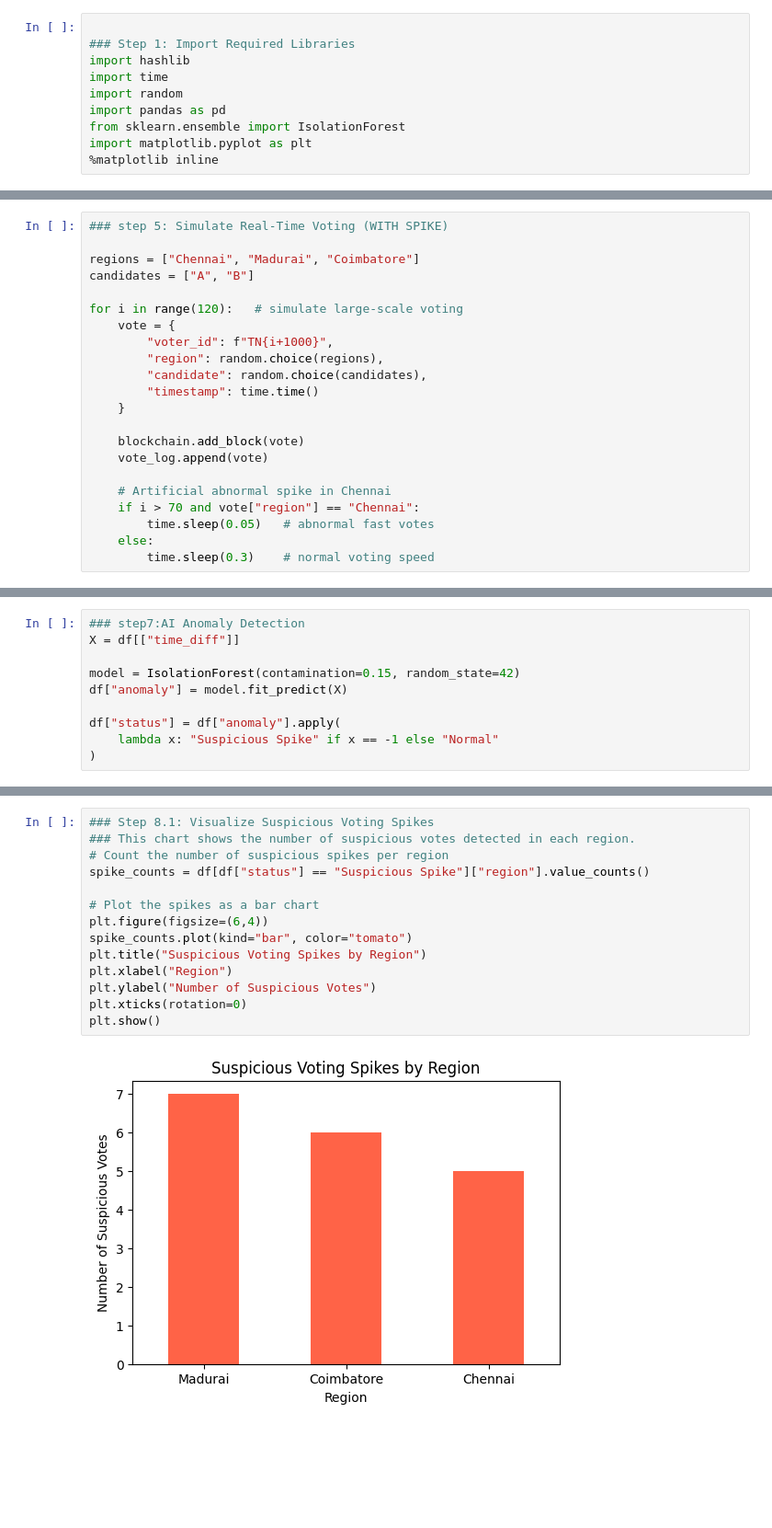
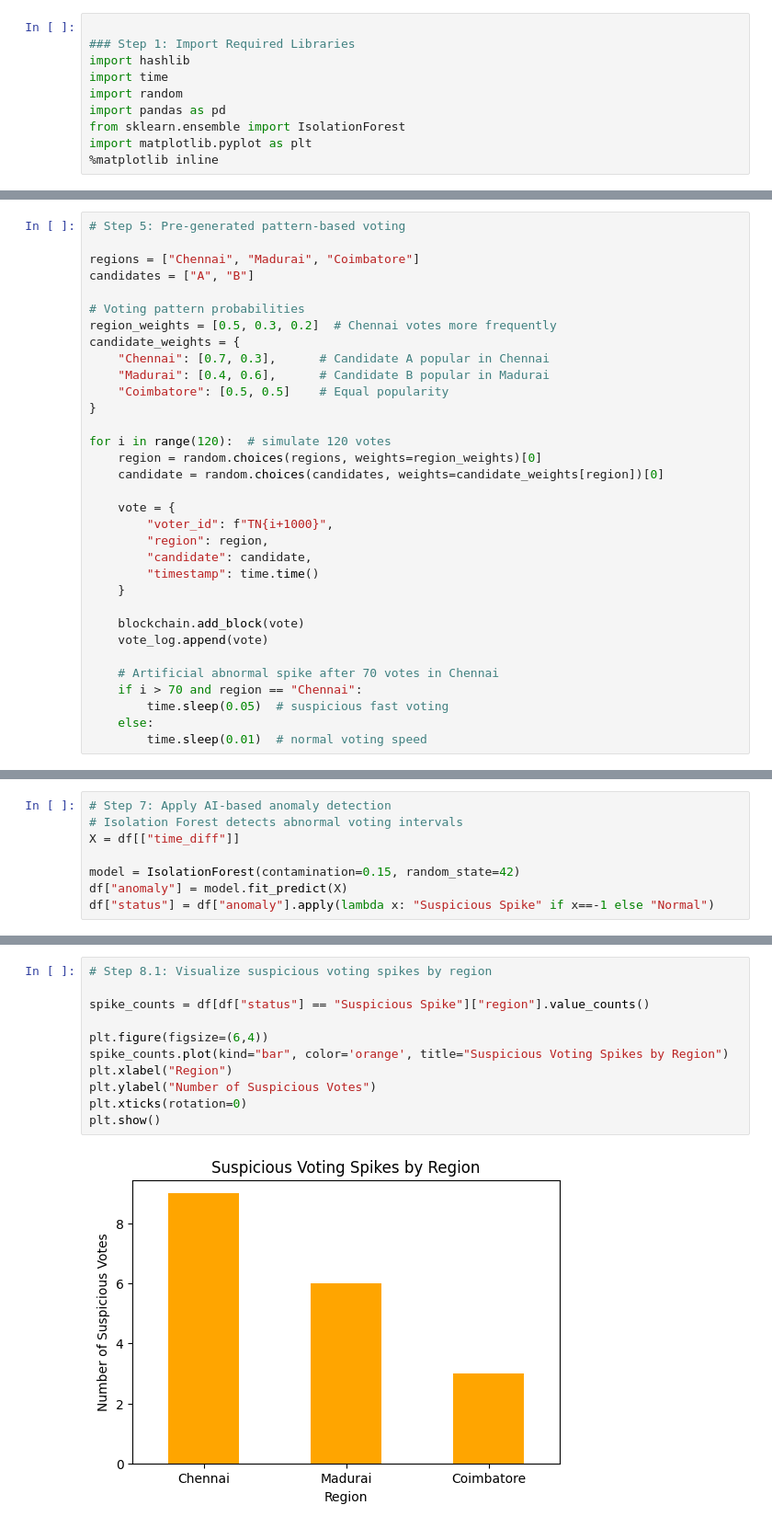
Before and after one commit to BabyUma-04/SmartVote-lite, a Jupyter notebook: SmartVote_Lite_Final.ipynb, the cells around one changed output, grey strips where cells are left out. Shown at 92% size. Cells and saved outputs as stored; diff of their text form; blank space fills up the shorter version.

```diff
--- a/SmartVote_Lite_Final.ipynb
+++ b/SmartVote_Lite_Final.ipynb
@@ -70,23 +75,34 @@ vote_log = []
 # %%
-### step 5: Simulate Real-Time Voting (WITH SPIKE)
+# Step 5: Pre-generated pattern-based voting
 
 regions = ["Chennai", "Madurai", "Coimbatore"]
 candidates = ["A", "B"]
 
-for i in range(120):   # simulate large-scale voting
+# Voting pattern probabilities
+region_weights = [0.5, 0.3, 0.2]  # Chennai votes more frequently
+candidate_weights = {
+    "Chennai": [0.7, 0.3],      # Candidate A popular in Chennai
+    "Madurai": [0.4, 0.6],      # Candidate B popular in Madurai
+    "Coimbatore": [0.5, 0.5]    # Equal popularity
+}
+
+for i in range(120):  # simulate 120 votes
+    region = random.choices(regions, weights=region_weights)[0]
+    candidate = random.choices(candidates, weights=candidate_weights[region])[0]
+
     vote = {
         "voter_id": f"TN{i+1000}",
-        "region": random.choice(regions),
-        "candidate": random.choice(candidates),
+        "region": region,
+        "candidate": candidate,
         "timestamp": time.time()
     }
 
     blockchain.add_block(vote)
     vote_log.append(vote)
 
-    # Artificial abnormal spike in Chennai
-    if i > 70 and vote["region"] == "Chennai":
-        time.sleep(0.05)   # abnormal fast votes
+    # Artificial abnormal spike after 70 votes in Chennai
+    if i > 70 and region == "Chennai":
+        time.sleep(0.05)  # suspicious fast voting
     else:
-        time.sleep(0.3)    # normal voting speed
+        time.sleep(0.01)  # normal voting speed
 # %%
@@ -104,11 +122,9 @@ df.head()
 # %%
-### step7:AI Anomaly Detection
+# Step 7: Apply AI-based anomaly detection
+# Isolation Forest detects abnormal voting intervals
 X = df[["time_diff"]]
 
 model = IsolationForest(contamination=0.15, random_state=42)
 df["anomaly"] = model.fit_predict(X)
-
-df["status"] = df["anomaly"].apply(
-    lambda x: "Suspicious Spike" if x == -1 else "Normal"
-)
+df["status"] = df["anomaly"].apply(lambda x: "Suspicious Spike" if x==-1 else "Normal")
 # %%
@@ -135,16 +152,13 @@ df[df["status"] == "Suspicious Spike"]
 # %%
-### Step 8.1: Visualize Suspicious Voting Spikes
-### This chart shows the number of suspicious votes detected in each region.
-# Count the number of suspicious spikes per region
+# Step 8.1: Visualize suspicious voting spikes by region
+
 spike_counts = df[df["status"] == "Suspicious Spike"]["region"].value_counts()
 
-# Plot the spikes as a bar chart
 plt.figure(figsize=(6,4))
-spike_counts.plot(kind="bar", color="tomato")
-plt.title("Suspicious Voting Spikes by Region")
+spike_counts.plot(kind="bar", color='orange', title="Suspicious Voting Spikes by Region")
 plt.xlabel("Region")
 plt.ylabel("Number of Suspicious Votes")
 plt.xticks(rotation=0)
 plt.show()
 # %% [output]
-[figure, old version]
+[figure, new version]
```
Also changed, not shown: parts of 9 cells of this notebook, 1 other file.
